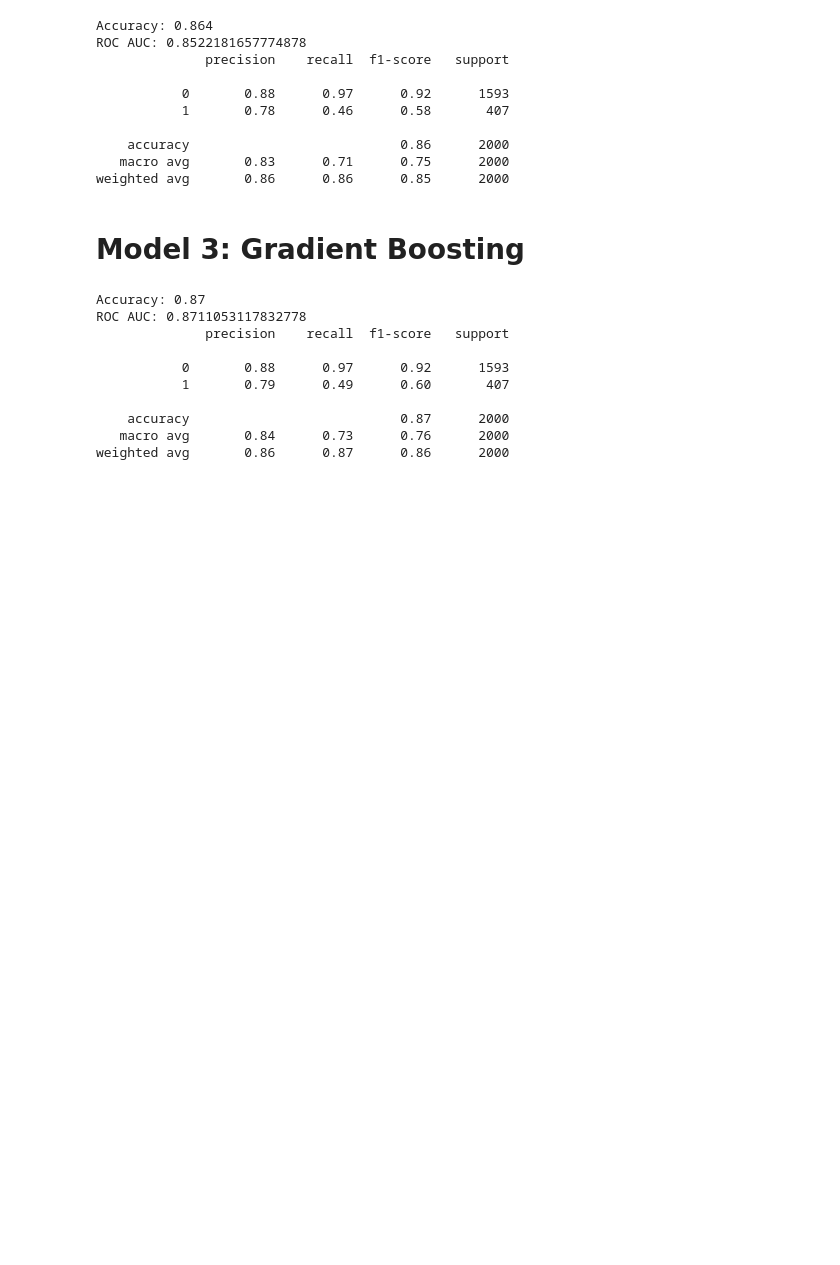
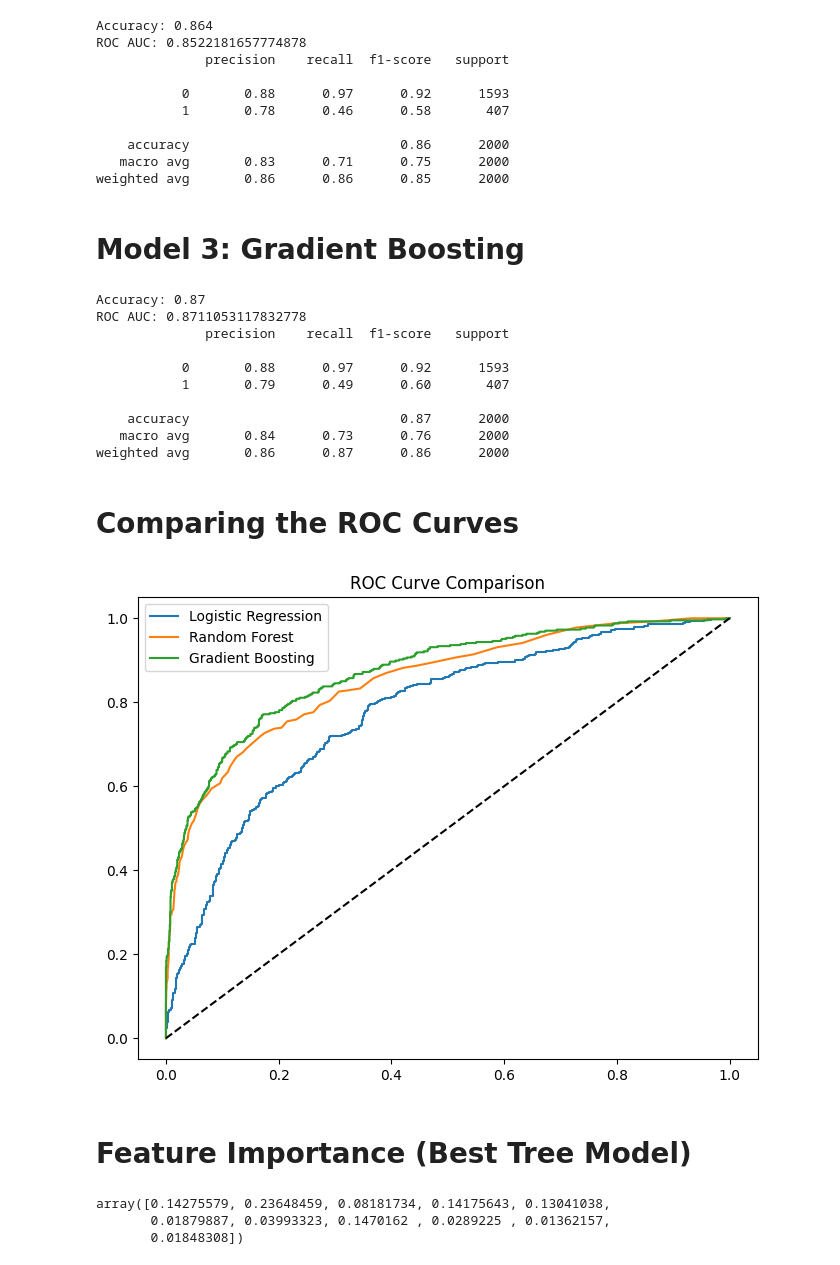
Before and after one commit to xavdx/MYDAILYWORK, a Jupyter notebook: Task_3_Customer_Churn_Prediction.ipynb, the cells around one changed output. Cells and saved outputs as stored; diff of their text form; code cells hidden in the pictures; blank space fills up the shorter version.

Commit message:
Added ROC curves for all three models and feature importance scores

```diff
--- a/Task_3_Customer_Churn_Prediction.ipynb
+++ b/Task_3_Customer_Churn_Prediction.ipynb
@@ -197,3 +199,27 @@ ROC AUC: 0.8711053117832778
     accuracy                           0.87      2000
    macro avg       0.84      0.73      0.76      2000
 weighted avg       0.86      0.87      0.86      2000
+# %% [markdown]
+# **Comparing the ROC Curves**
+# %%
+fpr_log,tpr_log,_=roc_curve(y_test,y_prob_log)
+fpr_rf,tpr_rf,_=roc_curve(y_test,y_prob_rf)
+fpr_gb,tpr_gb,_=roc_curve(y_test,y_prob_gb)
+plt.figure(figsize=(8,6))
+plt.plot(fpr_log,tpr_log,label='Logistic Regression')
+plt.plot(fpr_rf,tpr_rf,label='Random Forest')
+plt.plot(fpr_gb,tpr_gb,label='Gradient Boosting')
+plt.plot([0,1],[0,1],'k--')
+plt.legend()
+plt.title("ROC Curve Comparison")
+plt.show()
+# %% [output]
+[figure, added]
+# %% [markdown]
+# **Feature Importance (Best Tree Model)**
+# %%
+rf_model.named_steps['classifier'].feature_importances_
+# %% [output]
+array([0.14275579, 0.23648459, 0.08181734, 0.14175643, 0.13041038,
+       0.01879887, 0.03993323, 0.1470162 , 0.0289225 , 0.01362157,
+       0.01848308])
```
Also changed, not shown: parts of 2 cells of this notebook.
